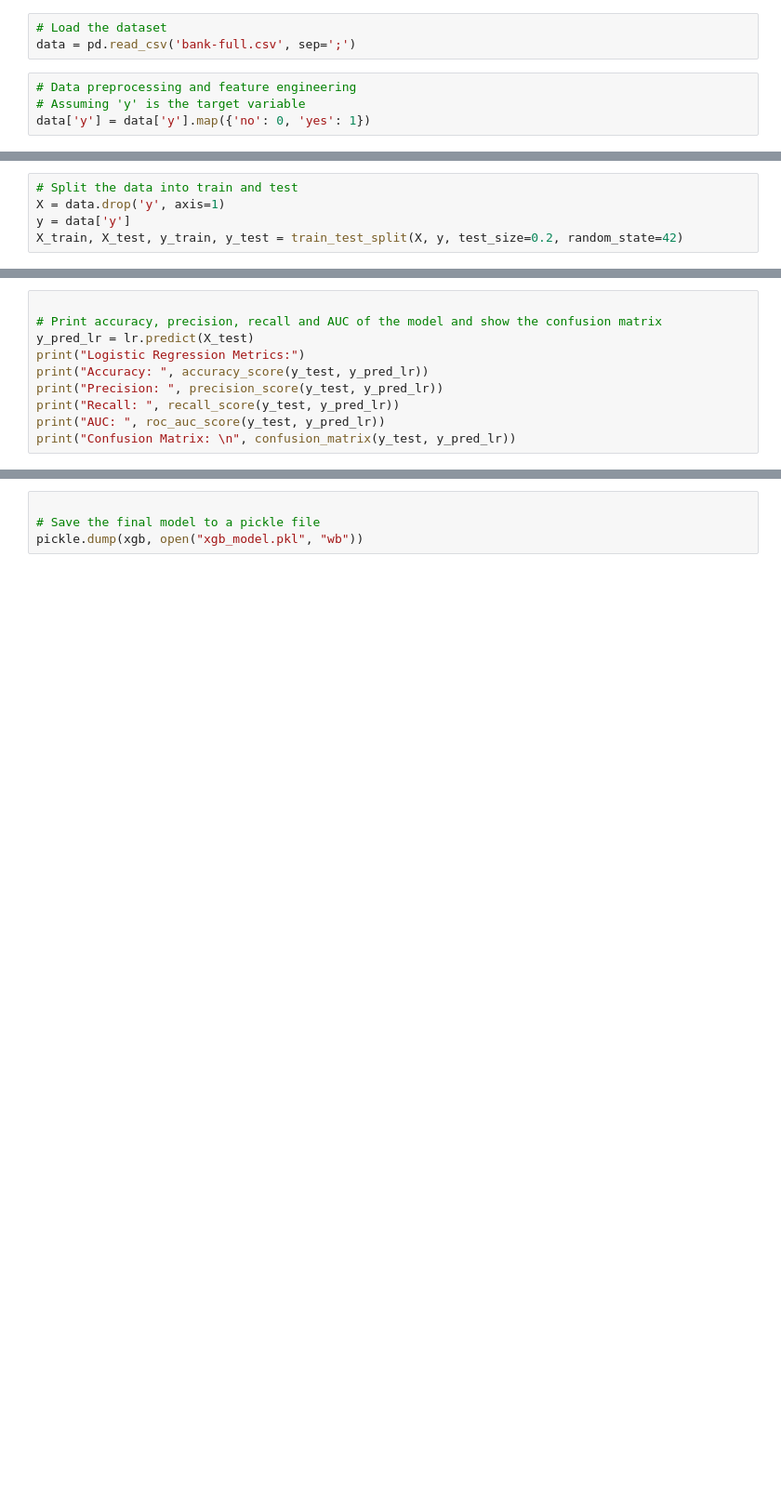
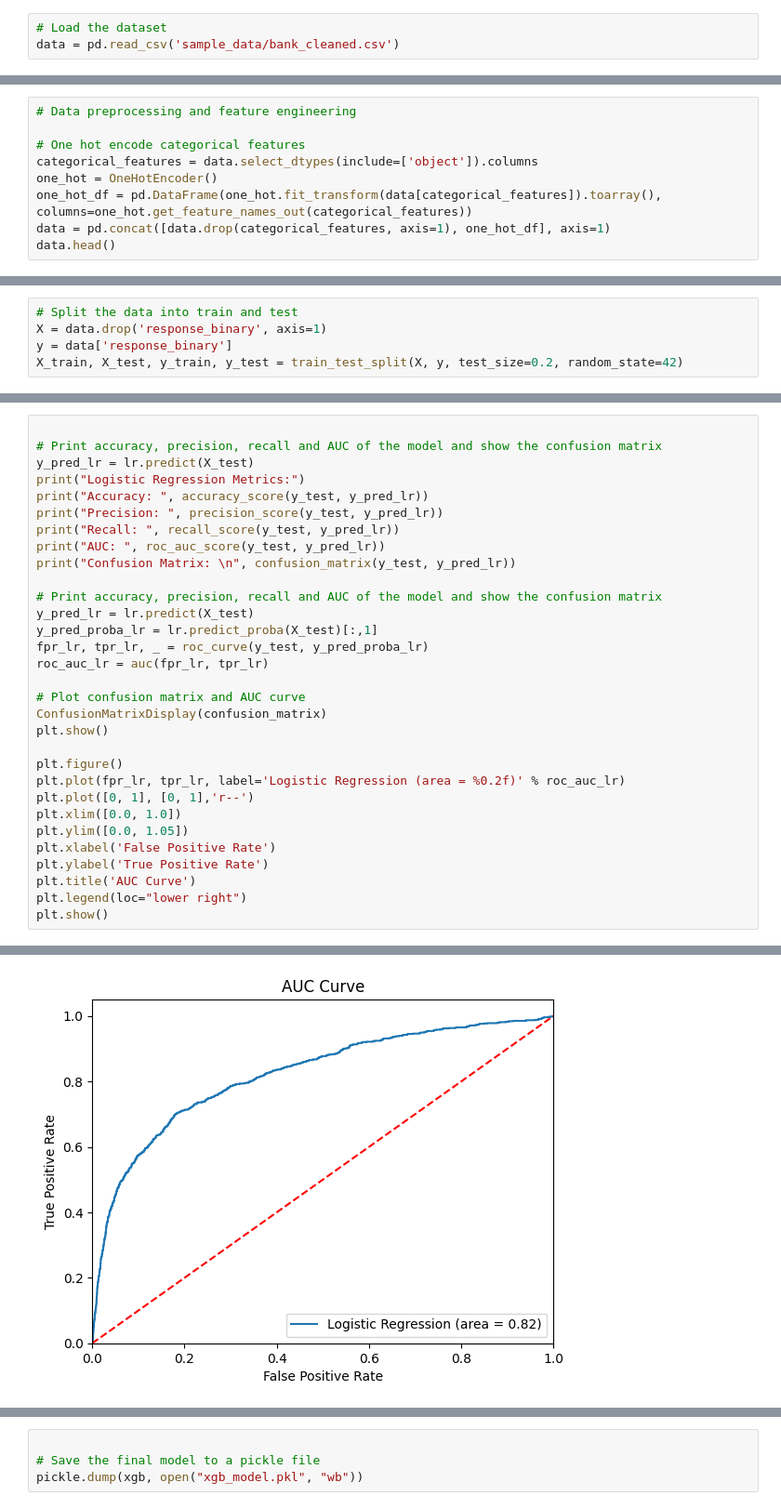
Before and after one commit to konradbachusz/AI-training, a Jupyter notebook: classification/basic_banking_classification.ipynb, the cells around one changed output, grey strips where cells are left out. Shown: that part at 93% size. Drawn from its saved outputs; the diff is of its cells as text; blank space fills up the shorter version.

Commit message:
model checkin

```diff
--- a/classification/basic_banking_classification.ipynb
+++ b/classification/basic_banking_classification.ipynb
@@ -8,7 +10,3 @@ import pickle
 # %%
 # Load the dataset
-data = pd.read_csv('bank-full.csv', sep=';')
+data = pd.read_csv('sample_data/bank_cleaned.csv')
-# %%
-# Data preprocessing and feature engineering
-# Assuming 'y' is the target variable
-data['y'] = data['y'].map({'no': 0, 'yes': 1})
@@ -14,0 +22,9 @@ data['y'] = data['y'].map({'no': 0, 'yes': 1})
+# %%
+# Data preprocessing and feature engineering
+
+# One hot encode categorical features
+categorical_features = data.select_dtypes(include=['object']).columns
+one_hot = OneHotEncoder()
+one_hot_df = pd.DataFrame(one_hot.fit_transform(data[categorical_features]).toarray(), columns=one_hot.get_feature_names_out(categorical_features))
+data = pd.concat([data.drop(categorical_features, axis=1), one_hot_df], axis=1)
+data.head()
@@ -15,7 +39,7 @@ data['y'] = data['y'].map({'no': 0, 'yes': 1})
 # %%
 # Split the data into train and test
-X = data.drop('y', axis=1)
-y = data['y']
+X = data.drop('response_binary', axis=1)
+y = data['response_binary']
 X_train, X_test, y_train, y_test = train_test_split(X, y, test_size=0.2, random_state=42)
 # %%
 
@@ -32,3 +65,25 @@ print("Precision: ", precision_score(y_test, y_pred_lr))
 print("Recall: ", recall_score(y_test, y_pred_lr))
 print("AUC: ", roc_auc_score(y_test, y_pred_lr))
 print("Confusion Matrix: \n", confusion_matrix(y_test, y_pred_lr))
+
+# Print accuracy, precision, recall and AUC of the model and show the confusion matrix
+y_pred_lr = lr.predict(X_test)
+y_pred_proba_lr = lr.predict_proba(X_test)[:,1]
+fpr_lr, tpr_lr, _ = roc_curve(y_test, y_pred_proba_lr)
+roc_auc_lr = auc(fpr_lr, tpr_lr)
+
+# Plot confusion matrix and AUC curve
+ConfusionMatrixDisplay(confusion_matrix)
+plt.show()
+
+plt.figure()
+plt.plot(fpr_lr, tpr_lr, label='Logistic Regression (area = %0.2f)' % roc_auc_lr)
+plt.plot([0, 1], [0, 1],'r--')
+plt.xlim([0.0, 1.0])
+plt.ylim([0.0, 1.05])
+plt.xlabel('False Positive Rate')
+plt.ylabel('True Positive Rate')
+plt.title('AUC Curve')
+plt.legend(loc="lower right")
+plt.show()
+# %% [output]
@@ -35,3 +98,4 @@ print("Confusion Matrix: \n", confusion_matrix(y_test, y_pred_lr))
+[figure, added]
 # %%
 
 # Train a XGBoost machine learning model
```
Also changed, not shown: parts of 7 cells of this notebook.
